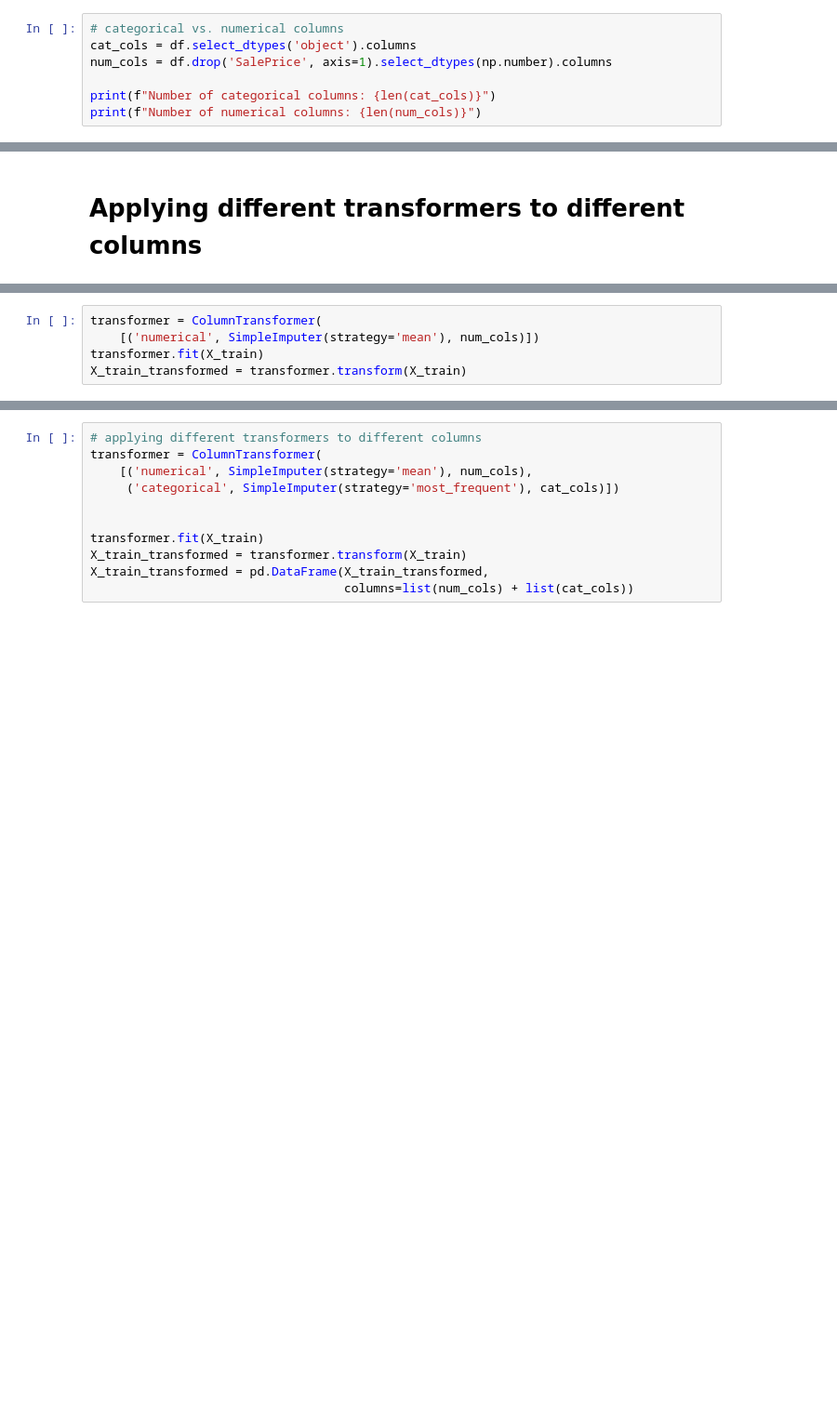
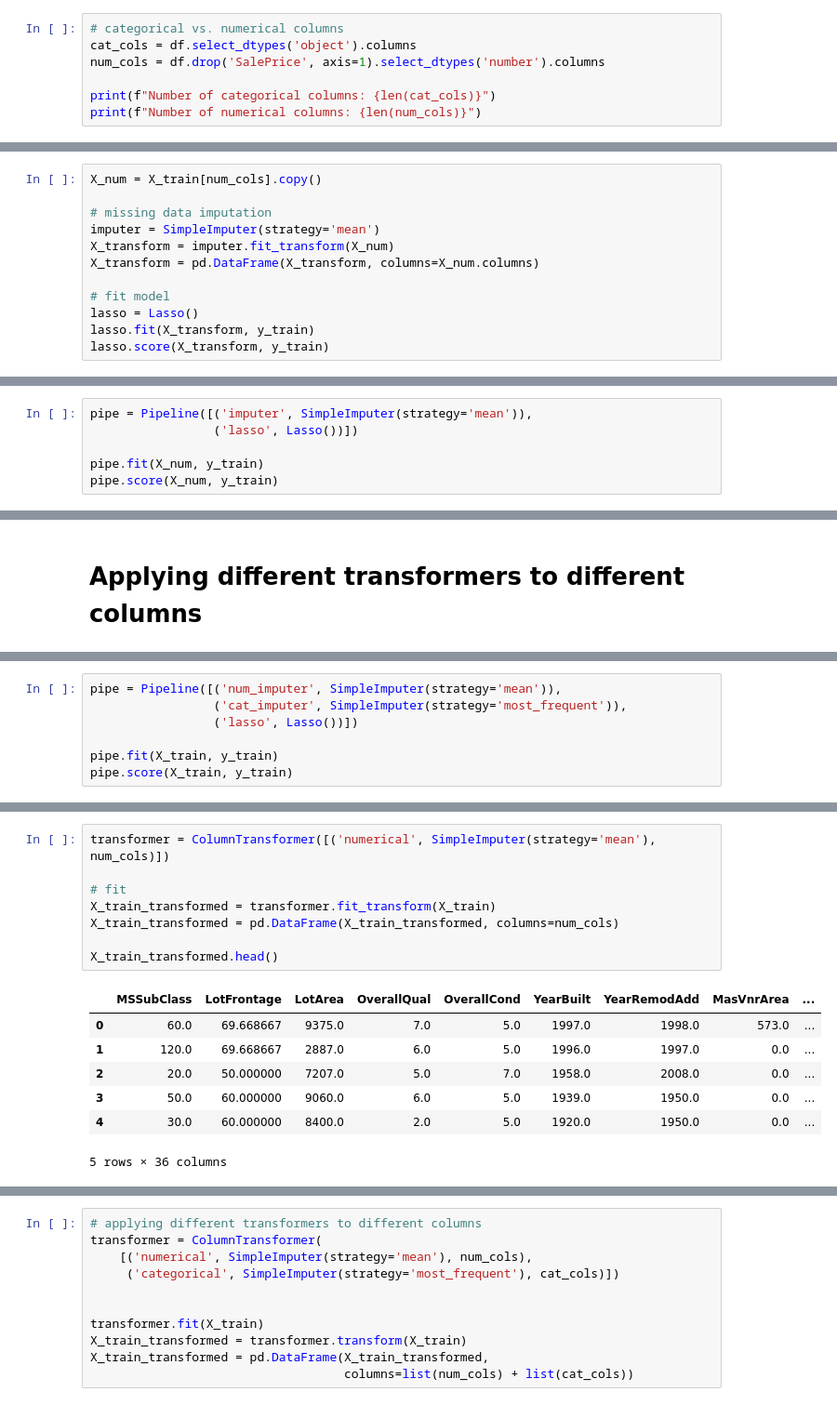
Before and after one commit to mkang32/feature-engineering, a Jupyter notebook: notebooks/1.missing_data_imputation/missing_data_imputation_summary_1.ipynb, the cells around one changed output, grey strips where cells are left out. Shown at 93% size. Saved outputs shown, nothing was run; the diff lists cells and outputs as text; blank space fills up the shorter version.

Commit message:
more pipeline steps and grid search

```diff
--- a/notebooks/1.missing_data_imputation/missing_data_imputation_summary_1.ipynb
+++ b/notebooks/1.missing_data_imputation/missing_data_imputation_summary_1.ipynb
@@ -52,7 +71,7 @@ df
 # %%
 # categorical vs. numerical columns
 cat_cols = df.select_dtypes('object').columns
-num_cols = df.drop('SalePrice', axis=1).select_dtypes(np.number).columns
+num_cols = df.drop('SalePrice', axis=1).select_dtypes('number').columns
 
 print(f"Number of categorical columns: {len(cat_cols)}")
 print(f"Number of numerical columns: {len(num_cols)}")
@@ -307,0 +340,12 @@ X_train_knn_impute.head()
+# %%
+X_num = X_train[num_cols].copy()
+
+# missing data imputation
+imputer = SimpleImputer(strategy='mean')
+X_transform = imputer.fit_transform(X_num)
+X_transform = pd.DataFrame(X_transform, columns=X_num.columns)
+
+# fit model
+lasso = Lasso()
+lasso.fit(X_transform, y_train)
+lasso.score(X_transform, y_train)
@@ -307,0 +358,6 @@ X_train_knn_impute.head()
+# %%
+pipe = Pipeline([('imputer', SimpleImputer(strategy='mean')),
+                 ('lasso', Lasso())])
+
+pipe.fit(X_num, y_train)
+pipe.score(X_num, y_train)
@@ -328,0 +372,7 @@ ColumnTransformer
+# %%
+pipe = Pipeline([('num_imputer', SimpleImputer(strategy='mean')),
+                 ('cat_imputer', SimpleImputer(strategy='most_frequent')),
+                 ('lasso', Lasso())])
+
+pipe.fit(X_train, y_train)
+pipe.score(X_train, y_train)
@@ -329,5 +388,16 @@ ColumnTransformer
 # %%
-transformer = ColumnTransformer(
-    [('numerical', SimpleImputer(strategy='mean'), num_cols)])
-transformer.fit(X_train)
-X_train_transformed = transformer.transform(X_train)
+transformer = ColumnTransformer([('numerical', SimpleImputer(strategy='mean'), num_cols)])
+
+# fit
+X_train_transformed = transformer.fit_transform(X_train)
+X_train_transformed = pd.DataFrame(X_train_transformed, columns=num_cols)
+
+X_train_transformed.head()
+# %% [output]
+|  | MSSubClass | LotFrontage | LotArea | OverallQual | OverallCond | YearBuilt | YearRemodAdd | MasVnrArea | ... |
+| 0 | 60.0 | 69.668667 | 9375.0 | 7.0 | 5.0 | 1997.0 | 1998.0 | 573.0 | ... |
+| 1 | 120.0 | 69.668667 | 2887.0 | 6.0 | 5.0 | 1996.0 | 1997.0 | 0.0 | ... |
+| 2 | 20.0 | 50.000000 | 7207.0 | 5.0 | 7.0 | 1958.0 | 2008.0 | 0.0 | ... |
+| 3 | 50.0 | 60.000000 | 9060.0 | 6.0 | 5.0 | 1939.0 | 1950.0 | 0.0 | ... |
+| 4 | 30.0 | 60.000000 | 8400.0 | 2.0 | 5.0 | 1920.0 | 1950.0 | 0.0 | ... |
+5 rows × 36 columns
```
Also changed, not shown: parts of 36 cells of this notebook.
